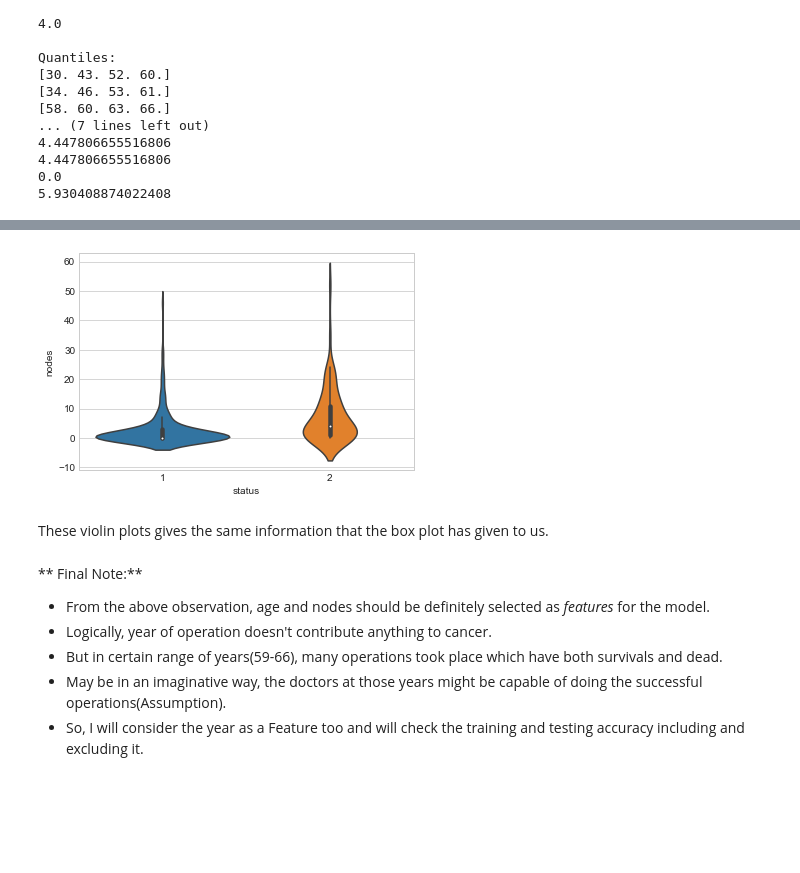
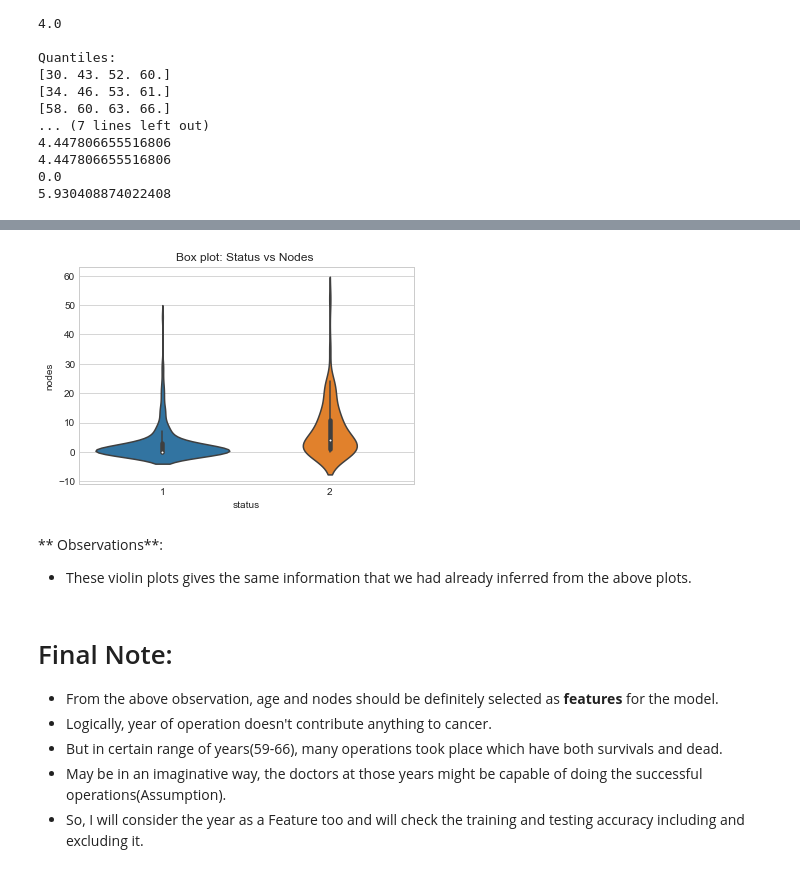
Before and after one commit to gnana1997/Exploratory-Data-Analysis, a Jupyter notebook: EDA.ipynb, the cells around one changed output, grey strips where cells are left out. Saved outputs shown, nothing was run; the diff lists cells and outputs as text; code cells hidden in the pictures; blank space fills up the shorter version.

```diff
--- a/EDA.ipynb
+++ b/EDA.ipynb
@@ -372,13 +406,15 @@ plt.show()
 # %%
 sns.violinplot(x="status", y="nodes", data=df, size=5)
+plt.title('Box plot: Status vs Nodes ')
 plt.show()
 # %% [output]
-[figure, old version]
+[figure, new version]
 # %% [markdown]
-These violin plots gives the same information that the box plot has given to us.
+** Observations**:
+* These violin plots gives the same information that we had already inferred from the above plots.
 # %% [markdown]
-** Final Note:**<br>
-* From the above observation, age and nodes should be definitely selected as *features* for the model.<br>
+# Final Note:
+* From the above observation, age and nodes should be definitely selected as **features** for the model.<br>
 * Logically, year of operation doesn't contribute anything to cancer. <br>
 * But in certain range of years(59-66), many operations took place which have both survivals and dead.<br>
 * May be in an imaginative way, the doctors at those years might be capable of doing the successful operations(Assumption).<br>
```
Also changed, not shown: parts of 60 cells of this notebook.
